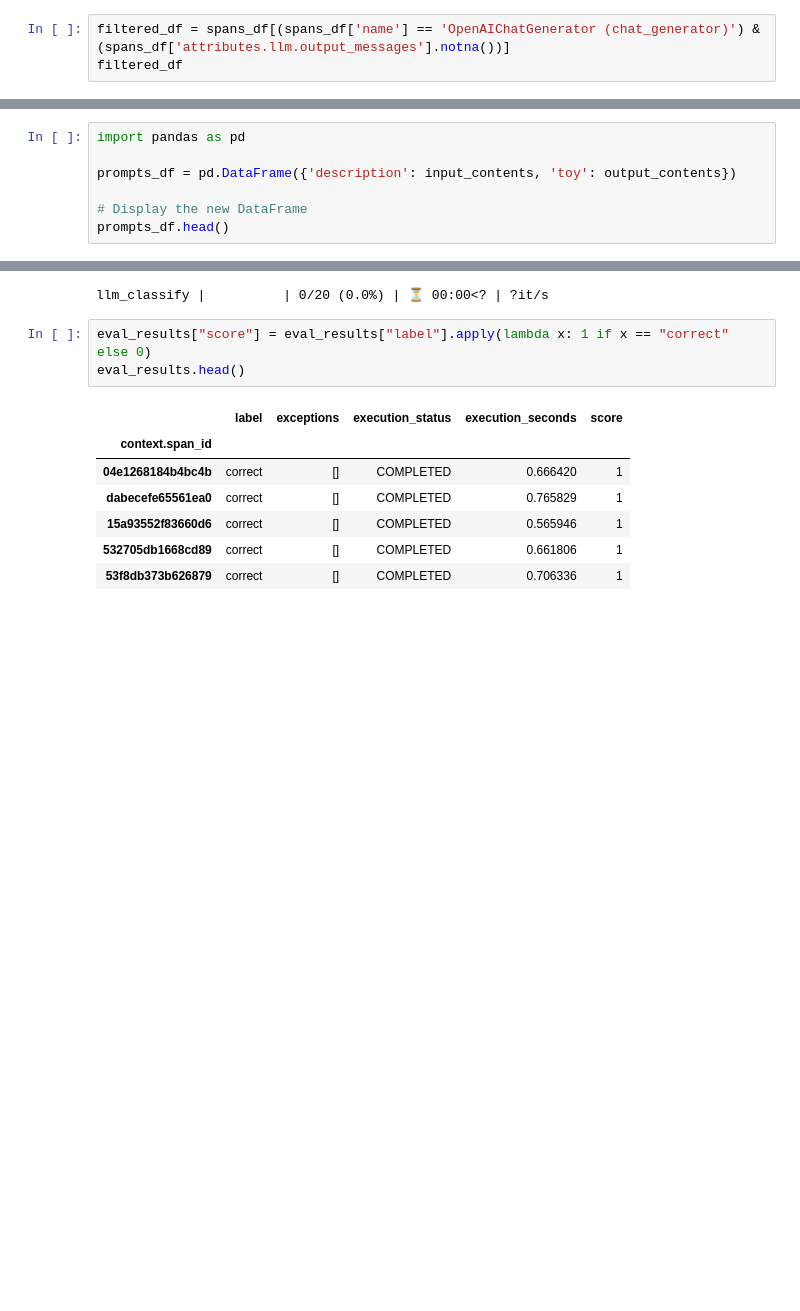
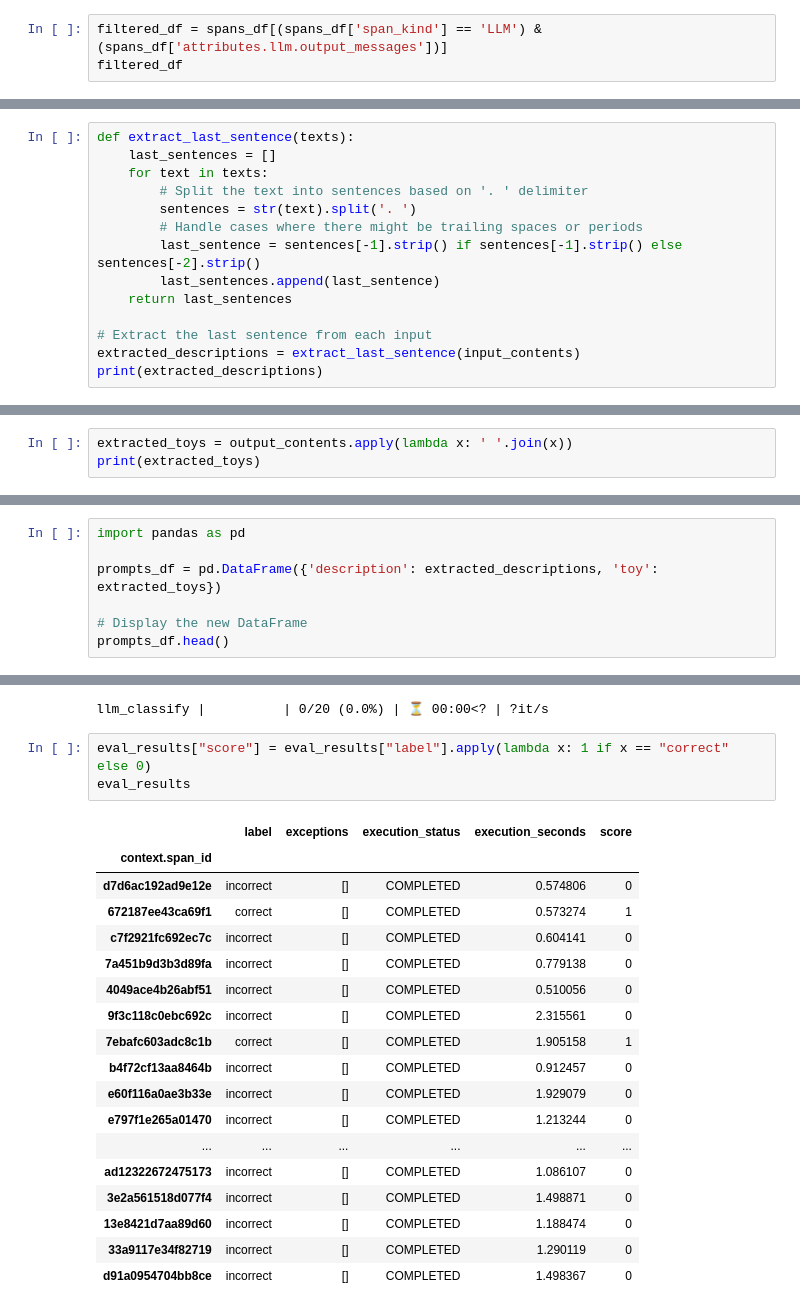
Before and after one commit to d-kleine/Advent_of_HayStack, a Jupyter notebook: 07_Arize_Phoenix.ipynb, the cells around one changed output, grey strips where cells are left out. Saved outputs shown, nothing was run; the diff lists cells and outputs as text; blank space fills up the shorter version.

```diff
--- a/07_Arize_Phoenix.ipynb
+++ b/07_Arize_Phoenix.ipynb
@@ -177,5 +182,5 @@ spans_df
 # %%
-filtered_df = spans_df[(spans_df['name'] == 'OpenAIChatGenerator (chat_generator)') & (spans_df['attributes.llm.output_messages'].notna())]
+filtered_df = spans_df[(spans_df['span_kind'] == 'LLM') & (spans_df['attributes.llm.output_messages'])]
 filtered_df
 # %% [output]
 |  | name | span_kind | parent_id | start_time | end_time | status_code | status_message | events | ... |
@@ -220,0 +226,14 @@ output_contents.iloc[0]
+# %%
+def extract_last_sentence(texts):
+    last_sentences = []
+    for text in texts:
+        # Split the text into sentences based on '. ' delimiter
+        sentences = str(text).split('. ')
+        # Handle cases where there might be trailing spaces or periods
+        last_sentence = sentences[-1].strip() if sentences[-1].strip() else sentences[-2].strip()
+        last_sentences.append(last_sentence)
+    return last_sentences
+
+# Extract the last sentence from each input
+extracted_descriptions = extract_last_sentence(input_contents)
+print(extracted_descriptions)
@@ -220,0 +242,3 @@ output_contents.iloc[0]
+# %%
+extracted_toys = output_contents.apply(lambda x: ' '.join(x))
+print(extracted_toys)
@@ -221,7 +263,7 @@ output_contents.iloc[0]
 # %%
 import pandas as pd
 
-prompts_df = pd.DataFrame({'description': input_contents, 'toy': output_contents})
+prompts_df = pd.DataFrame({'description': extracted_descriptions, 'toy': extracted_toys})
 
 # Display the new DataFrame
 prompts_df.head()
@@ -256,15 +298,26 @@ eval_results = llm_classify(
 llm_classify |          | 0/20 (0.0%) | ⏳ 00:00<? | ?it/s
 # %%
 eval_results["score"] = eval_results["label"].apply(lambda x: 1 if x == "correct" else 0)
-eval_results.head()
+eval_results
 # %% [output]
 |  | label | exceptions | execution_status | execution_seconds | score |
 | context.span_id |  |  |  |  |  |
-| 04e1268184b4bc4b | correct | [] | COMPLETED | 0.666420 | 1 |
-| dabecefe65561ea0 | correct | [] | COMPLETED | 0.765829 | 1 |
-| 15a93552f83660d6 | correct | [] | COMPLETED | 0.565946 | 1 |
-| 532705db1668cd89 | correct | [] | COMPLETED | 0.661806 | 1 |
-| 53f8db373b626879 | correct | [] | COMPLETED | 0.706336 | 1 |
+| d7d6ac192ad9e12e | incorrect | [] | COMPLETED | 0.574806 | 0 |
+| 672187ee43ca69f1 | correct | [] | COMPLETED | 0.573274 | 1 |
+| c7f2921fc692ec7c | incorrect | [] | COMPLETED | 0.604141 | 0 |
+| 7a451b9d3b3d89fa | incorrect | [] | COMPLETED | 0.779138 | 0 |
+| 4049ace4b26abf51 | incorrect | [] | COMPLETED | 0.510056 | 0 |
+| 9f3c118c0ebc692c | incorrect | [] | COMPLETED | 2.315561 | 0 |
+| 7ebafc603adc8c1b | correct | [] | COMPLETED | 1.905158 | 1 |
+| b4f72cf13aa8464b | incorrect | [] | COMPLETED | 0.912457 | 0 |
+| e60f116a0ae3b33e | incorrect | [] | COMPLETED | 1.929079 | 0 |
+| e797f1e265a01470 | incorrect | [] | COMPLETED | 1.213244 | 0 |
+| ... | ... | ... | ... | ... | ... |
+| ad12322672475173 | incorrect | [] | COMPLETED | 1.086107 | 0 |
+| 3e2a561518d077f4 | incorrect | [] | COMPLETED | 1.498871 | 0 |
+| 13e8421d7aa89d60 | incorrect | [] | COMPLETED | 1.188474 | 0 |
+| 33a9117e34f82719 | incorrect | [] | COMPLETED | 1.290119 | 0 |
+| d91a0954704bb8ce | incorrect | [] | COMPLETED | 1.498367 | 0 |
 # %%
 from phoenix.trace import SpanEvaluations
 
```
Also changed, not shown: parts of 8 cells of this notebook.
